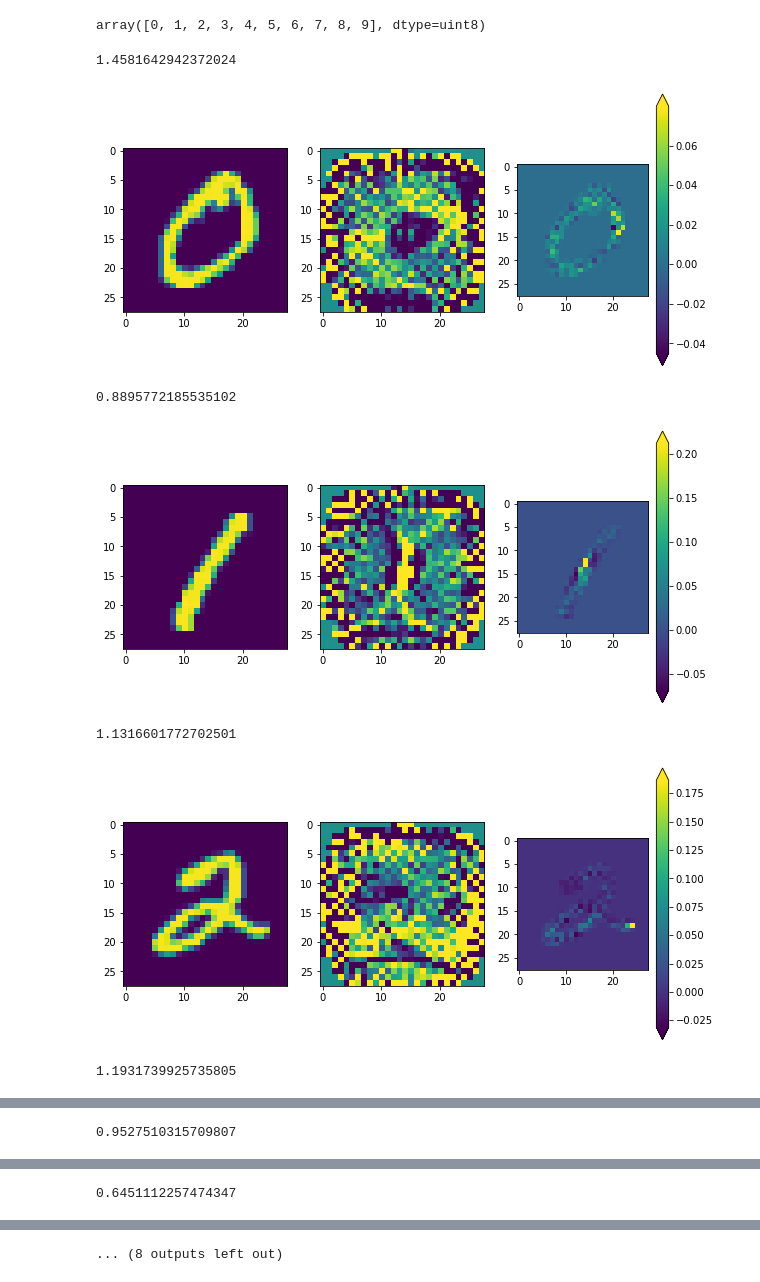
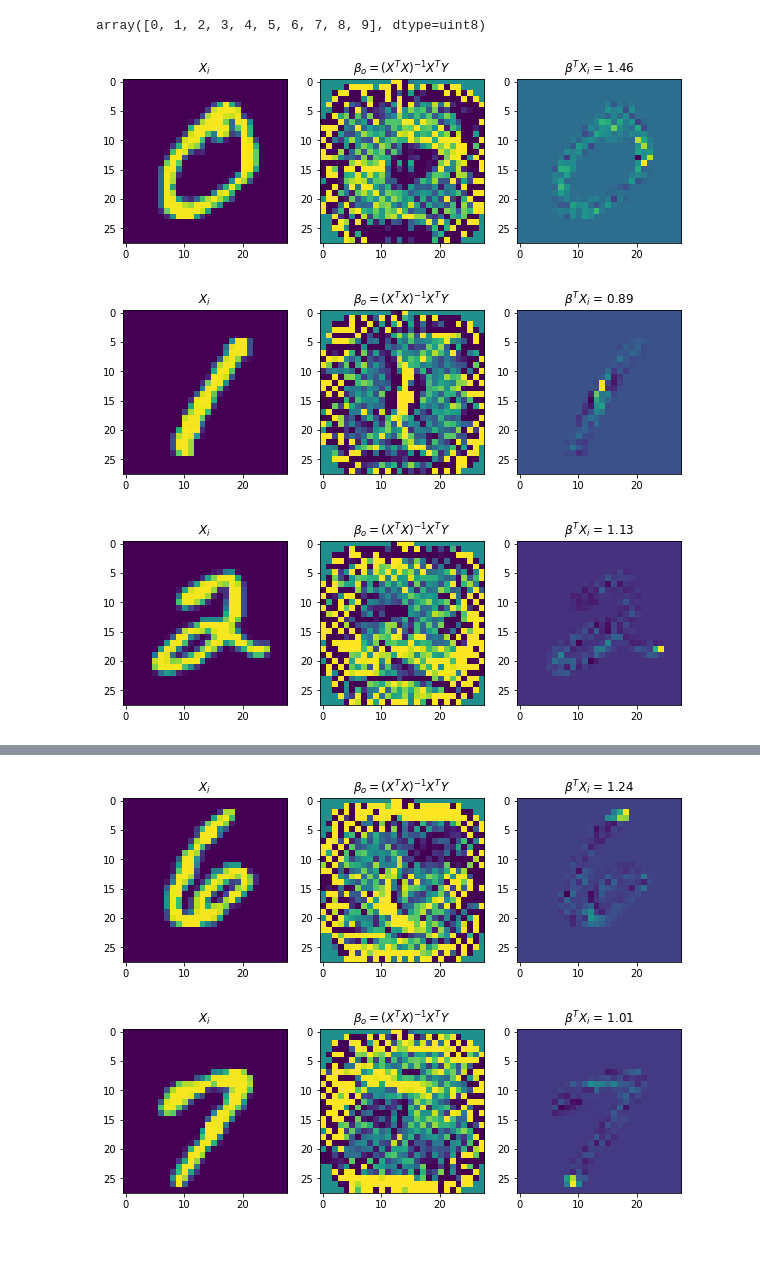
Before and after one commit to hgamarro/Stat_Proj, a Jupyter notebook: Main_proj_JV_HG.ipynb, the cells around one changed output, grey strips where cells are left out. Cells and saved outputs as stored; diff of their text form; code cells hidden in the pictures; blank space fills up the shorter version.

```diff
--- a/Main_proj_JV_HG.ipynb
+++ b/Main_proj_JV_HG.ipynb
@@ -116,33 +116,36 @@ def beta(x, y):
 # %%
 for t in range(0,10):
     x = oneD_bias_img(train['image'])
     y = binary_response(train['label'], t)
     betaa  = beta(x,y)
 
-    print(np.dot(x[np.where(y==1)[0][0]][:784].T , betaa[:784].squeeze()))
+    resul = np.dot(x[np.where(y==1)[0][0]][:784].T , betaa[:784].squeeze())
+    print()
 
     scale = 8
     p = (betaa[:784, 0].reshape(28,28))
     # p = StandardScaler().fit_transform(p)
 
     fig, axes = plt.subplots(1, 3, figsize=(10, 5) )
     ax = axes[0]
     ax.imshow(x[np.where(y==1)[0][0]][:784].reshape(28,28))
+    ax.set_title(r'$X_i$')
 
     x[np.where(y==1)[0][0]][:784].reshape(28,28)
 
     ax = axes[1]
     ax.imshow(p,vmin=-0.001/scale, vmax=0.001/scale)
+    ax.set_title(r'$\beta_o = (X^T X)^{-1}X^TY $')
 
     ax = axes[2]
     aa = ax.imshow(x[np.where(y==1)[0][0]][:784].reshape(28,28) * p)
-    cbar = fig.colorbar(aa, ax=ax, extend='both')
+    ax.set_title(r'$\beta^T X_i$ = ' + f'{resul:.2f}')
+#     cbar = fig.colorbar(aa, ax=ax, extend='both')
+
+    plot_fig_title = './Plots/Training_' + str(t) +'.png'
+    plt.savefig(plot_fig_title,bbox_inches='tight')
     plt.show()
 # %% [output]
-1.4581642942372024
-[figure, old version]
+[figure, new version]
-0.8895772185535102
-[figure, old version]
+[figure, new version]
-1.1316601772702501
-[figure, old version]
+[figure, new version]
-1.1931739925735805
@@ -150 +152,0 @@ for t in range(0,10):
-0.9527510315709807
@@ -152 +153,0 @@ for t in range(0,10):
-0.6451112257474347
@@ -154 +155,2 @@ for t in range(0,10):
-... (8 outputs left out)
+[figure, added]
+[figure, added]
```
Also changed, not shown: parts of 5 cells of this notebook.
